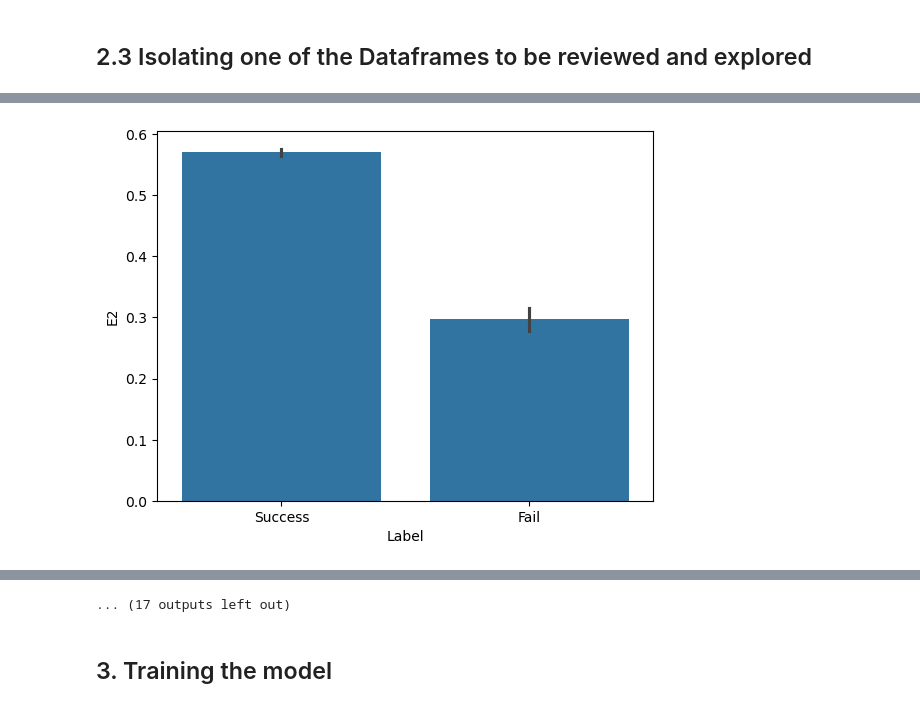
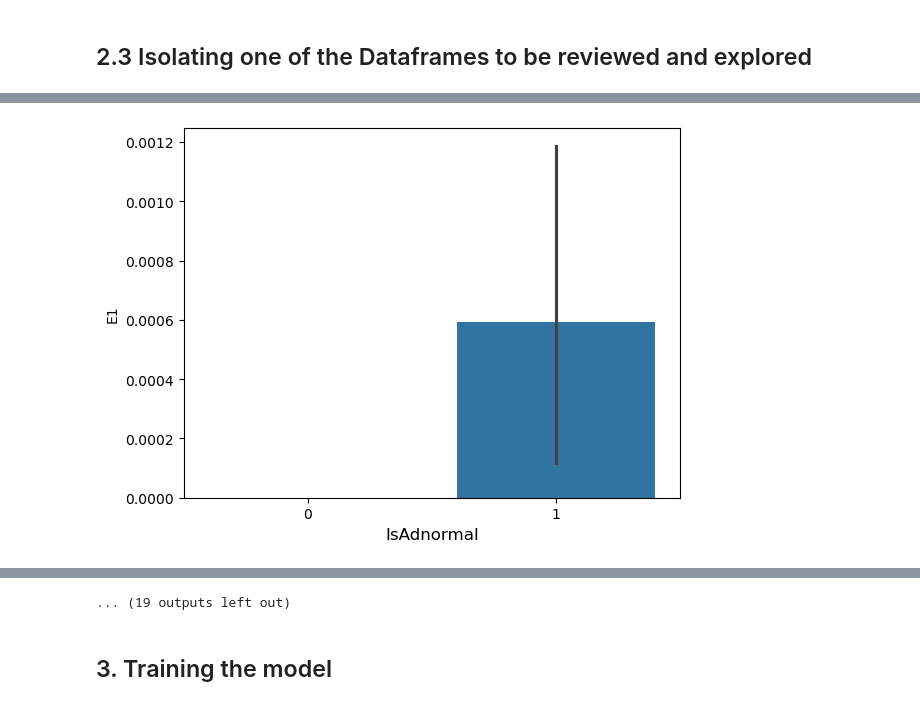
Before and after one commit to wyn-cmd/AITT-Assignment, a Jupyter notebook: LogPrep2.ipynb, the cells around one changed output, grey strips where cells are left out. Cells and saved outputs as stored; diff of their text form; code cells hidden in the pictures.

```diff
--- a/LogPrep2.ipynb
+++ b/LogPrep2.ipynb
@@ -150,0 +202,4 @@ Name: count, dtype: int64
+# %%
+# Since both columns are actually the same, we can go ahead and drop the column label_y
+
+occ_df = occ_df.drop(['Label_y'], axis=1)
@@ -161,9 +221,10 @@ plt.show()
 # %%
-# Limiting the size of the data since process takes too long to load
+# Performing a violin plot for the labels
 
-v = occ_df.head(100000)
+v = occ_df.drop(['BlockId'], axis=1)
 
-for col in v.drop(['BlockId','Label','Type'], axis=1).columns:
-    sns.violinplot(data=v,x='Label',y=col)
+for col in v.columns:
+    sns.violinplot(data=v,x='Label_x',y=col)
+    plt.xlabel( "IsAdnormal" , size = 12 )
     plt.show()
 # %% [output]
@@ -183,5 +244,8 @@ for col in v.drop(['BlockId','Label','Type'], axis=1).columns:
 # %%
-for col in v.drop(['BlockId','Label','Type'], axis=1).columns:
-    sns.boxplot(data=v,x='Label',y=col)
+# Boxplot of the dataset
+
+for col in v.columns:
+    sns.boxplot(data=v,x='Label_x',y=col)
+    plt.xlabel( "IsAdnormal" , size = 12 )
     plt.show()
 # %% [output]
@@ -201,5 +265,9 @@ for col in v.drop(['BlockId','Label','Type'], axis=1).columns:
 # %%
-for col in v.drop(['BlockId','Label','Type'], axis=1).columns:
-    sns.kdeplot(data=v,x=col,hue='Label')
+# Desity plot of the dataset
+
+for col in v.columns:
+    sns.kdeplot(data=v,x=col,hue='Label_x')
+    plt.xlabel( "IsAdnormal" , size = 12 )
+    plt.ylabel(col+" Density" , size = 12 )
     plt.show()
 # %% [output]
@@ -219,5 +287,8 @@ for col in v.drop(['BlockId','Label','Type'], axis=1).columns:
 # %%
-for col in v.drop(['BlockId','Label','Type'], axis=1).columns:
-    sns.barplot(data=v,x='Label',y=col)
+# Barplot of the dataset
+
+for col in v.columns:
+    sns.barplot(data=v,x='Label_x',y=col)
+    plt.xlabel( "IsAdnormal" , size = 12 )
     plt.show()
 # %% [output]
@@ -225 +296 @@ for col in v.drop(['BlockId','Label','Type'], axis=1).columns:
-[figure, old version]
+[figure, new version]
@@ -236,4 +307,4 @@ for col in v.drop(['BlockId','Label','Type'], axis=1).columns:
-... (17 outputs left out)
+... (19 outputs left out)
 # %% [markdown]
 ## 3. Training the model
 # %%
```
Also changed, not shown: parts of 109 cells of this notebook.
